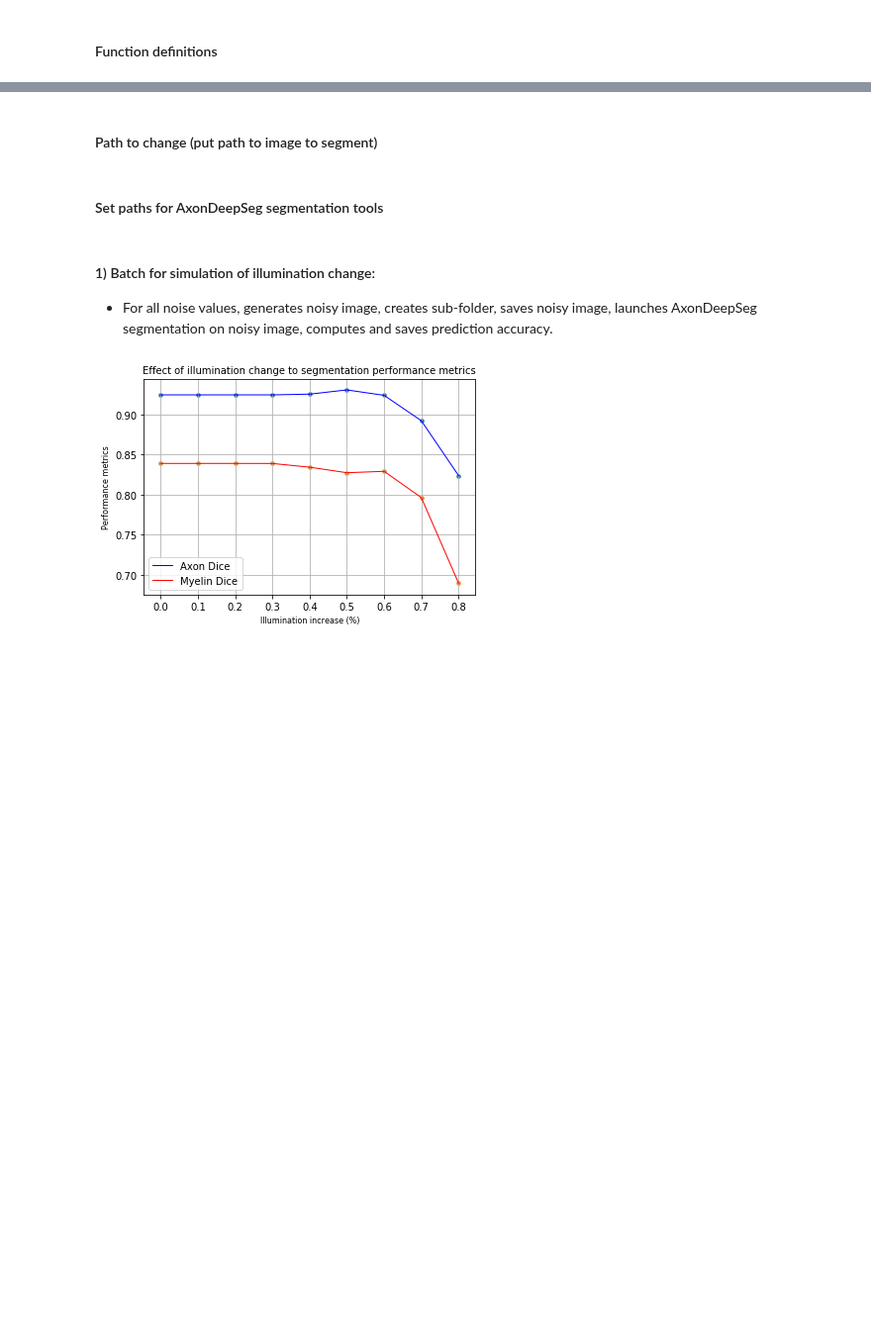
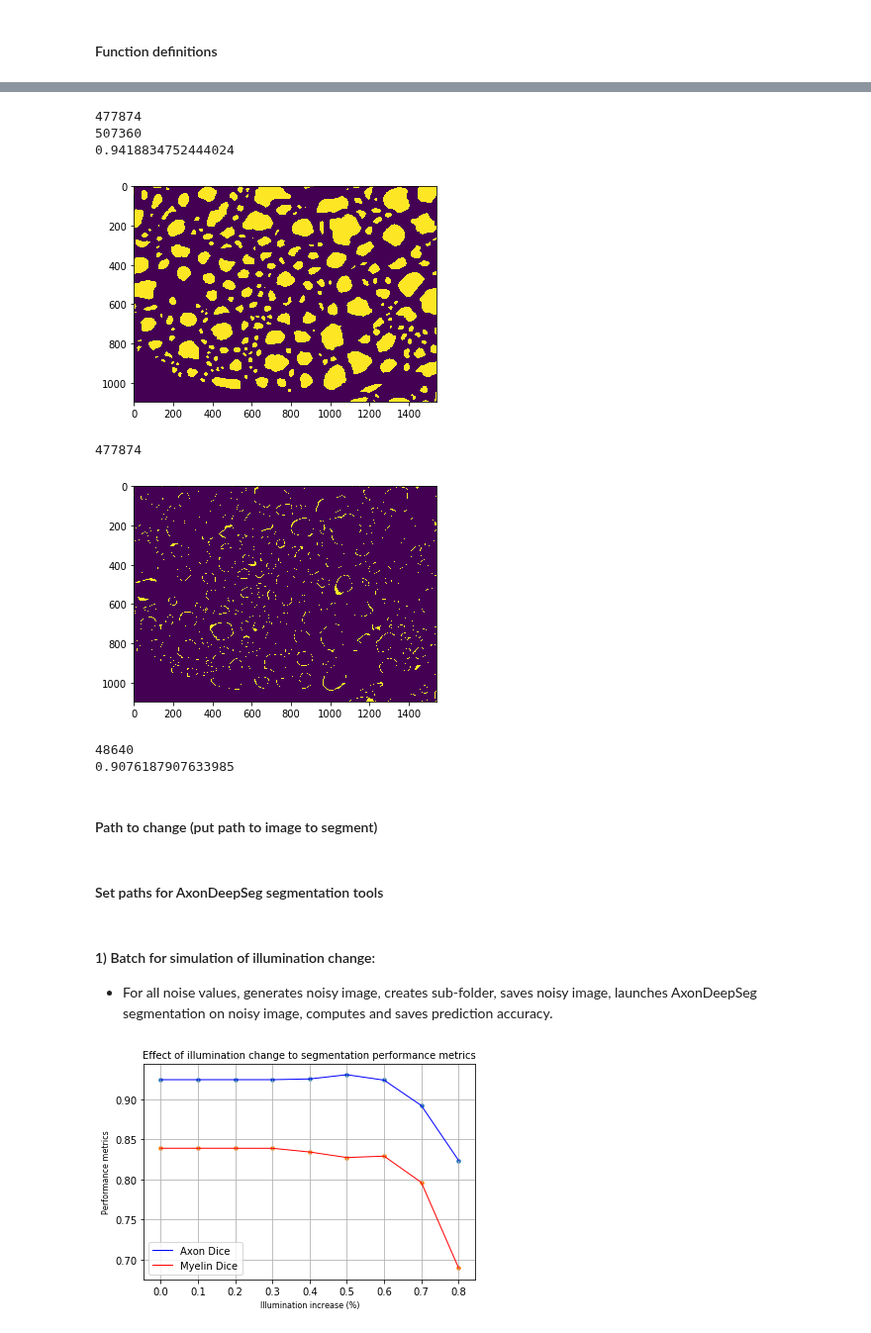
Before and after one commit to axondeepseg/axondeepseg, a Jupyter notebook: notebooks/performance_metrics.ipynb, the cells around one changed output, grey strips where cells are left out. Shown at 99% size. Drawn from its saved outputs; the diff is of its cells as text; code cells hidden in the pictures; blank space fills up the shorter version.

```diff
--- a/notebooks/performance_metrics.ipynb
+++ b/notebooks/performance_metrics.ipynb
@@ -71,21 +78,29 @@ def pw_sensitivity(prediction, groundtruth):
 
     TP_count = np.logical_and(prediction, groundtruth)
     TP_count = TP_count.sum()
-    print(TP_count)
+
     P_count = prediction.sum()
-    print(P_count)
 
-    sensitivity = TP_count/P_count
+    sensitivity = np.true_divide(TP_count, P_count)
 
     return sensitivity
 # %%
 def pw_precision(prediction, groundtruth):
 
     TP_count = np.logical_and(prediction, groundtruth)
+    plt.imshow(TP_count)
+    plt.show();
+    TP_count = TP_count.sum()
     print(TP_count)
-    TP_count = TP_count.sum()
-    P_count = prediction.sum()
 
-    precision = TP_count/P_count
+    FP_count = np.logical_and(prediction == 0 , groundtruth == 1)
+    plt.imshow(FP_count)
+    plt.show();
+    FP_count = FP_count.sum()
+    print(FP_count)
+
+
+
+    precision = np.true_divide(TP_count, (TP_count + FP_count))
 
     return precision
@@ -99,3 +107,17 @@ print(test)
+# %%
+sen = pw_sensitivity(pred_axon,gt_axon)
+print(sen)
+pre = pw_precision(pred_axon,gt_axon)
+print(pre)
+# %% [output]
+477874
+507360
+0.9418834752444024
+[figure, added]
+477874
+[figure, added]
+48640
+0.9076187907633985
 # %%
 def add_multiplicative_gaussian_noise(img,mu=1,sigma=0.05):
 
```
Also changed, not shown: parts of 3 cells of this notebook.
